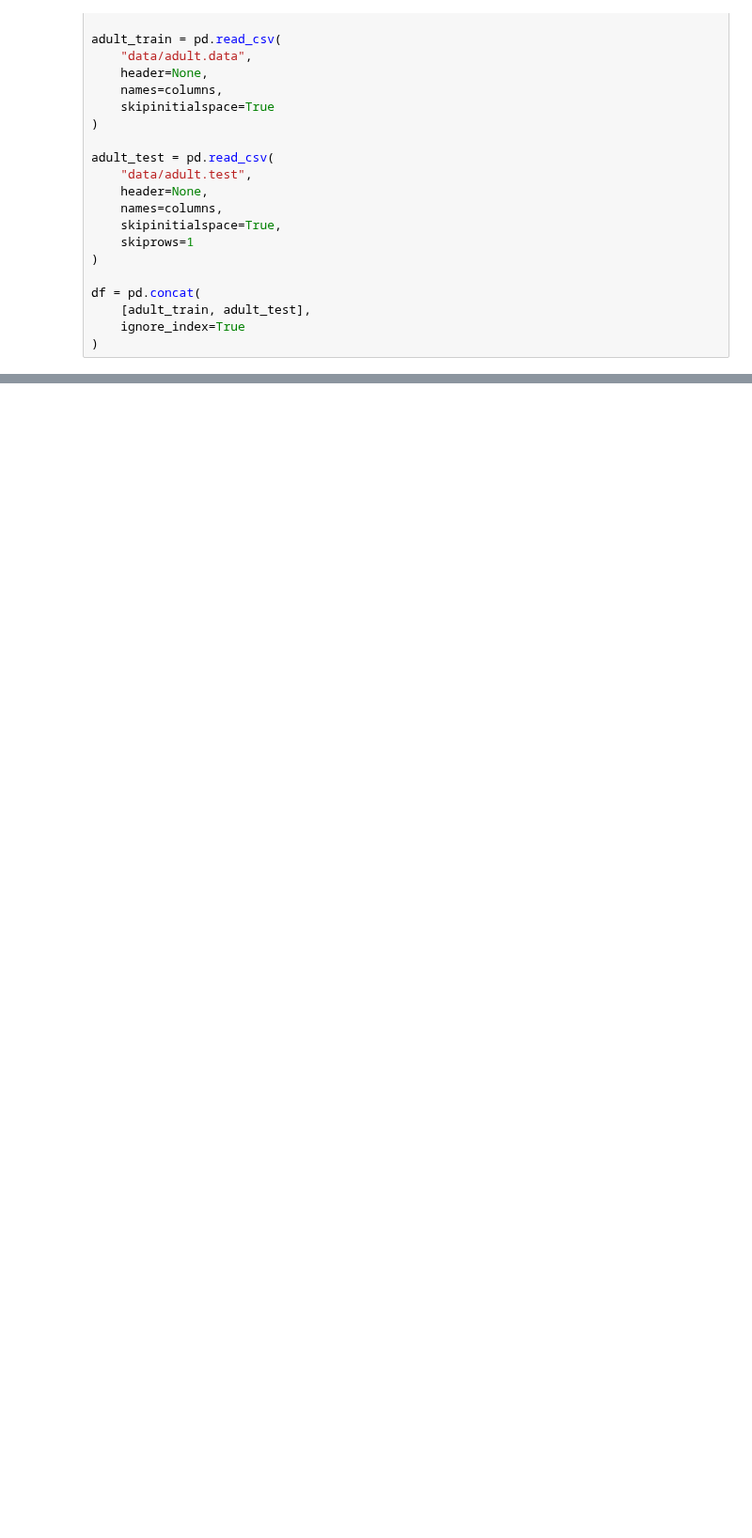
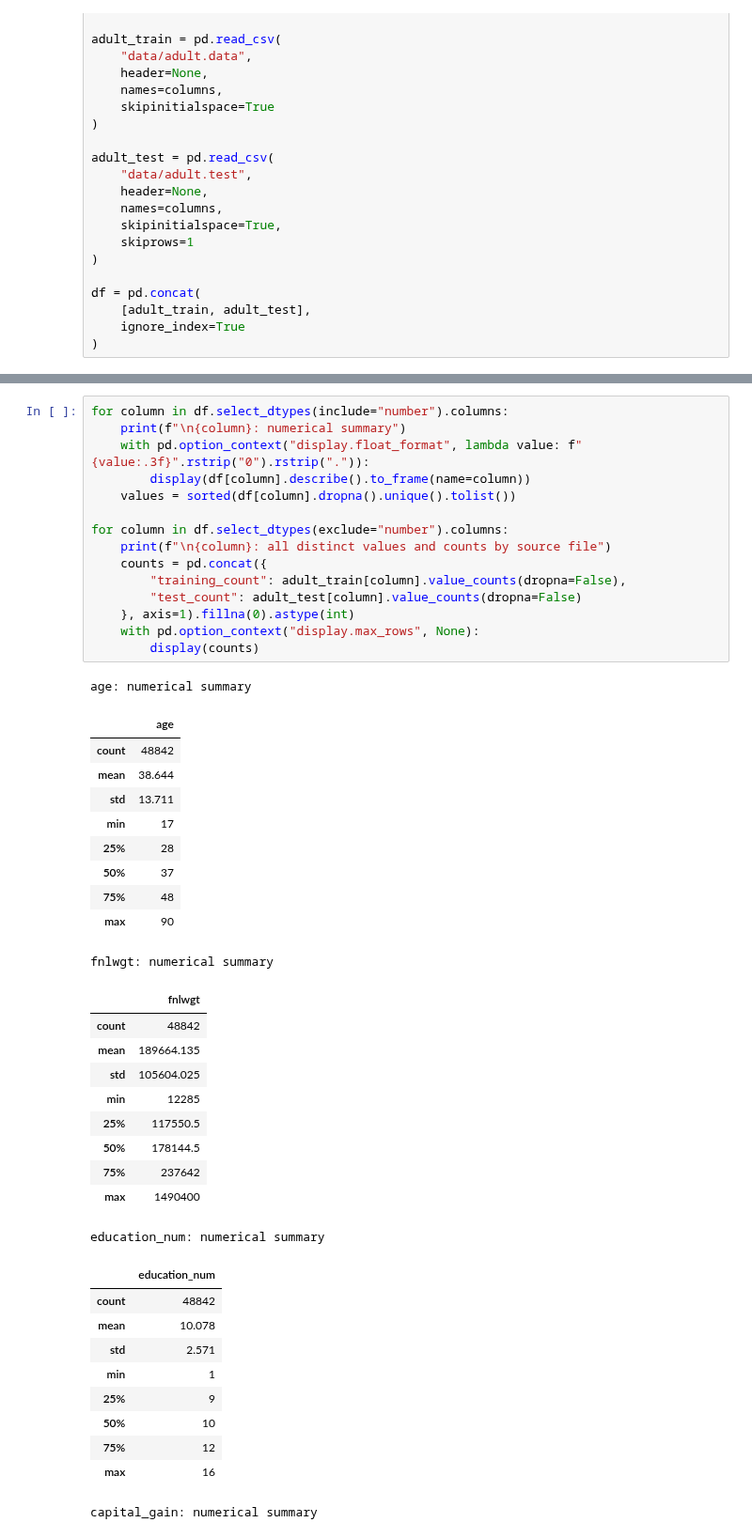
Before and after one commit to jessicabrinegar/data-mining-project, a Jupyter notebook: Phase3_EDA_Brinegar.ipynb, the cells around one changed output, grey strips where cells are left out. Shown at 94% size. Saved outputs shown, nothing was run; the diff lists cells and outputs as text; blank space fills up the shorter version.

```diff
--- a/Phase3_EDA_Brinegar.ipynb
+++ b/Phase3_EDA_Brinegar.ipynb
@@ -54,0 +180,47 @@ Dataset gotten from: https://archive.ics.uci.edu/dataset/2/adult
+# %%
+for column in df.select_dtypes(include="number").columns:
+    print(f"\n{column}: numerical summary")
+    with pd.option_context("display.float_format", lambda value: f"{value:.3f}".rstrip("0").rstrip(".")):
+        display(df[column].describe().to_frame(name=column))
+    values = sorted(df[column].dropna().unique().tolist())
+
+for column in df.select_dtypes(exclude="number").columns:
+    print(f"\n{column}: all distinct values and counts by source file")
+    counts = pd.concat({
+        "training_count": adult_train[column].value_counts(dropna=False),
+        "test_count": adult_test[column].value_counts(dropna=False)
+    }, axis=1).fillna(0).astype(int)
+    with pd.option_context("display.max_rows", None):
+        display(counts)
+# %% [output]
+age: numerical summary
+|  | age |
+| count | 48842 |
+| mean | 38.644 |
+| std | 13.711 |
+| min | 17 |
+| 25% | 28 |
+| 50% | 37 |
+| 75% | 48 |
+| max | 90 |
+fnlwgt: numerical summary
+|  | fnlwgt |
+| count | 48842 |
+| mean | 189664.135 |
+| std | 105604.025 |
+| min | 12285 |
+| 25% | 117550.5 |
+| 50% | 178144.5 |
+| 75% | 237642 |
+| max | 1490400 |
+education_num: numerical summary
+|  | education_num |
+| count | 48842 |
+| mean | 10.078 |
+| std | 2.571 |
+| min | 1 |
+| 25% | 9 |
+| 50% | 10 |
+| 75% | 12 |
+| max | 16 |
+capital_gain: numerical summary
```
Also changed, not shown: parts of 10 cells of this notebook, 1 other file.
